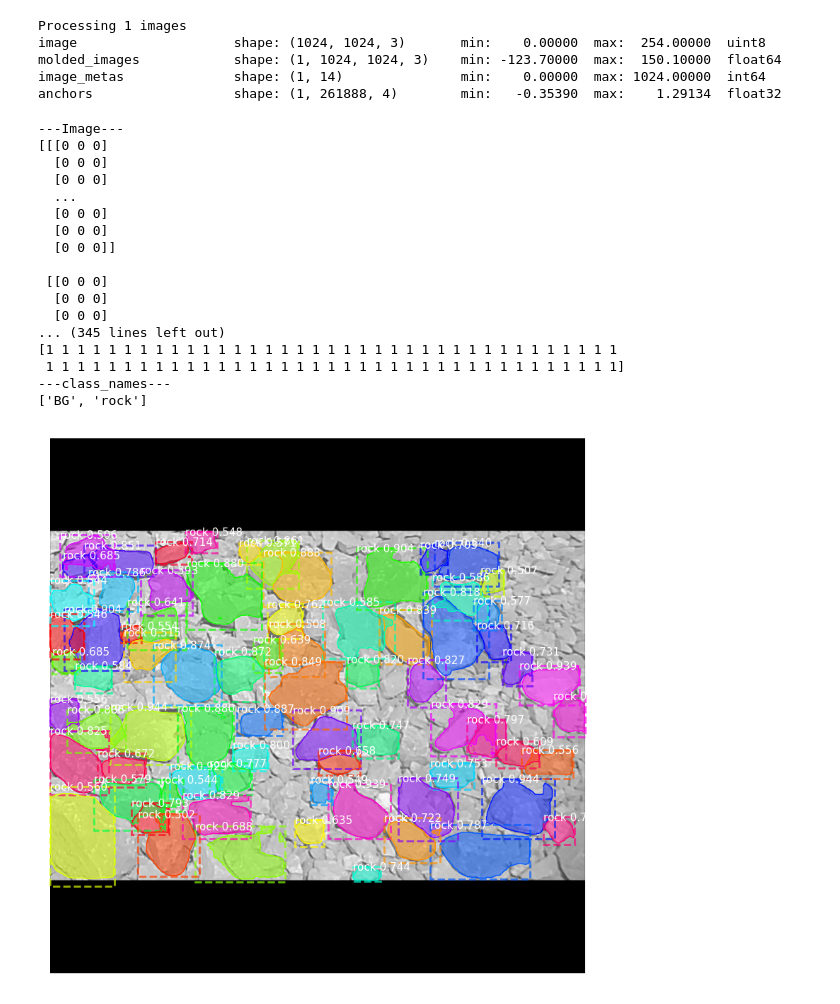
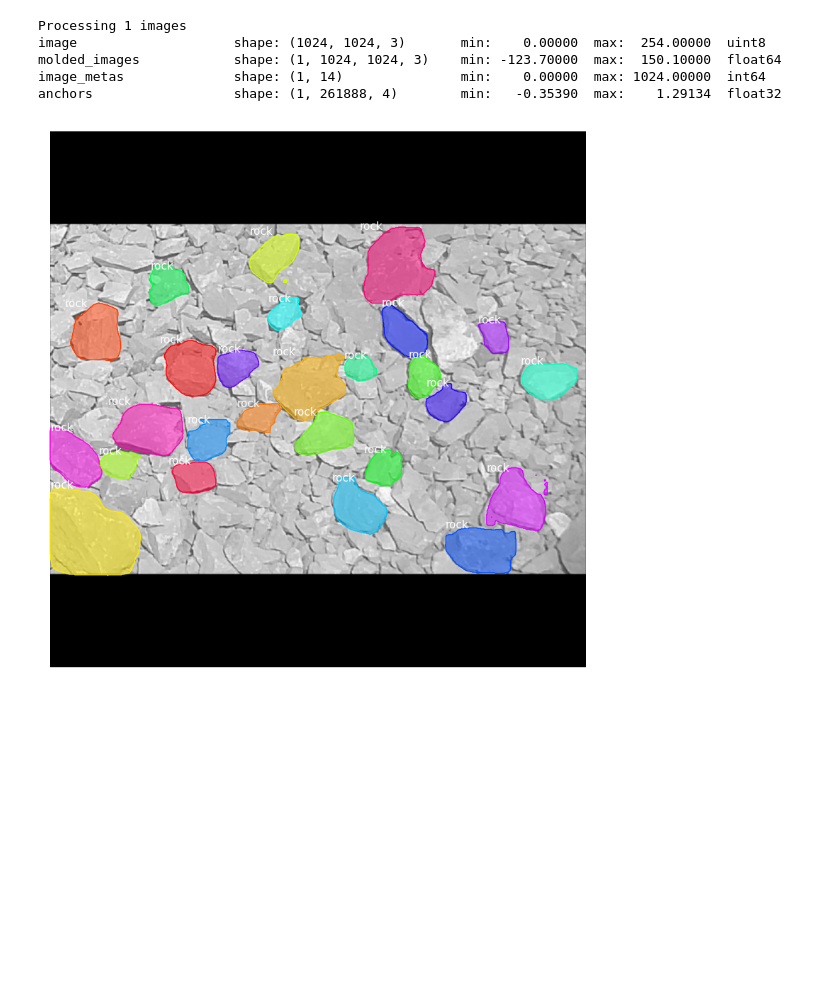
Before and after one commit to jtorom/jtorom, a Jupyter notebook: Rocks.ipynb, the cells around one changed output. Saved outputs shown, nothing was run; the diff lists cells and outputs as text; code cells hidden in the pictures; blank space fills up the shorter version.

```diff
--- a/Rocks.ipynb
+++ b/Rocks.ipynb
@@ -187,7 +192,7 @@ session = InteractiveSession(config=config)
 # %%
 path='/content/drive/MyDrive/Colab Notebooks/WorkspaceTesis/data/Train'
 imageSize = [350, 536]
-sizeEpochSteps = 94 ##mismo valor que la cantidad de img en train
+sizeEpochSteps = 111 ##mismo valor que la cantidad de img en train
 
 def ajustarTamano(path):
   os.chdir(path)
@@ -234,7 +239,7 @@ class Rocks(Config):
   USE_MINI_MASK = True
   IMAGE_SHAPE = imageSize
   BATCH_SIZE =10
-  LEARNING_RATE=0.005
+  LEARNING_RATE=0.00456
 # %%
 config = Rocks()
 config.display()
@@ -386,8 +391,10 @@ elif init_with == "last":
   model.load_weights(model.find_last(), by_name=True)
   !pip list
 # %%
-Rock_augmentation = imgaug.augmenters.Sometimes(0.9,[imgaug.augmenters.geometric.Affine(rotate=(-360,360))])
+Rock_augmentation = imgaug.augmenters.Sometimes(0.99,[imgaug.augmenters.geometric.Affine(rotate=(-360,360))])
 # %%
+import warnings
+warnings.filterwarnings('ignore')
 
 hora_actual = datetime.datetime.now()
 print(hora_actual)
@@ -397,7 +404,7 @@ with tf.device('/device:GPU:0'):
         dataset_train
       , dataset_val
       , learning_rate=config.LEARNING_RATE
-      , epochs=6
+      , epochs=2
       , layers='heads'
       , augmentation = Rock_augmentation
       )
@@ -540,25 +521,17 @@ image_metas              shape: (1, 14)               min:    0.00000  max: 1024
 anchors                  shape: (1, 261888, 4)        min:   -0.35390  max:    1.29134  float32
 # %%
 r = results[0]
-visualize.display_instances(original_image , r['rois'], r['masks'], r['class_ids'], dataset_val.class_names, r['scores'], ax=get_ax())
-print(r['class_ids'].shape)
-visualize.display_instances(original_image , r['rois'], r['masks'], r['class_ids'],  dataset_val.class_names, ax=get_ax())
+#visualize.display_instances(original_image , r['rois'], r['masks'], r['class_ids'], dataset_val.class_names, r['scores'], ax=get_ax())
+#print(r['class_ids'].shape)
+#def display_instances(image, boxes, masks, class_ids, class_names,
+#                      scores=None, title="",
+#                      figsize=(16, 16), ax=None,
+#                      show_mask=True, show_bbox=True,
+#                      colors=None, captions=None):
+
+visualize.display_instances(original_image , r['rois'], r['masks'], r['class_ids'],  dataset_val.class_names,
+                  scores=None, title="",
+                  ax=get_ax(),
+                  show_bbox=False)
 # %% [output]
----Image---
-[[[0 0 0]
-  [0 0 0]
-  [0 0 0]
-  ...
-  [0 0 0]
-  [0 0 0]
-  [0 0 0]]
-
- [[0 0 0]
-  [0 0 0]
-  [0 0 0]
-... (345 lines left out)
-[1 1 1 1 1 1 1 1 1 1 1 1 1 1 1 1 1 1 1 1 1 1 1 1 1 1 1 1 1 1 1 1 1 1 1 1 1
- 1 1 1 1 1 1 1 1 1 1 1 1 1 1 1 1 1 1 1 1 1 1 1 1 1 1 1 1 1 1 1 1 1 1 1 1 1]
----class_names---
-['BG', 'rock']
-[figure, old version]
+[figure, new version]
```
Also changed, not shown: parts of 14 cells of this notebook.
